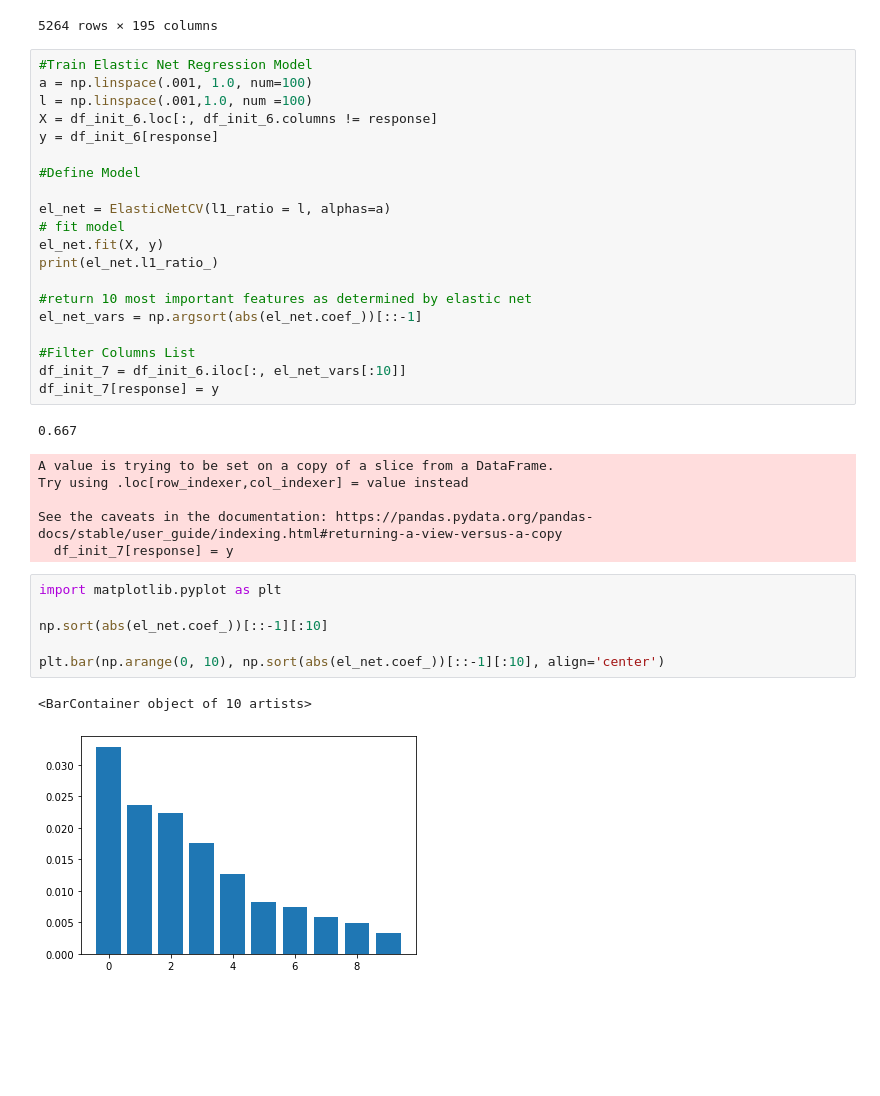
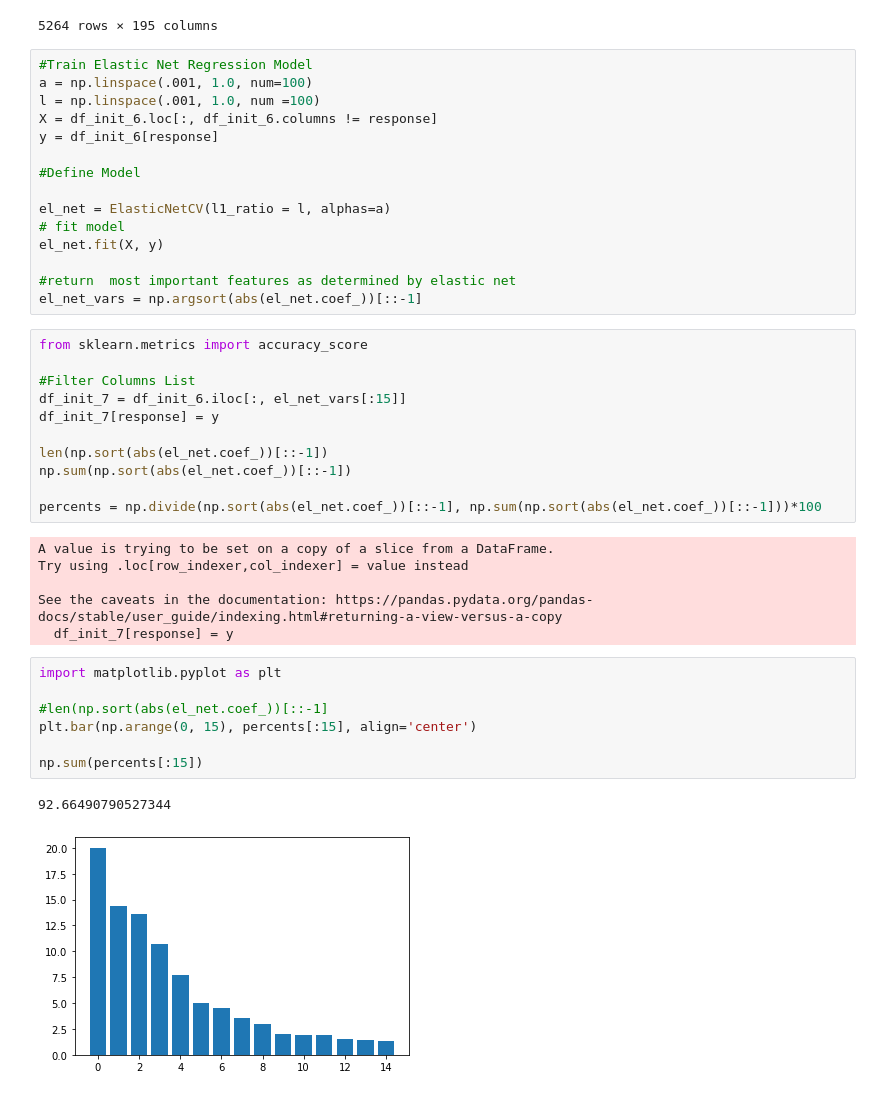
Before and after one commit to nglahani/ML_RPA_Use_Case, a Jupyter notebook: Python/Data_Test.ipynb, the cells around one changed output. Saved outputs shown, nothing was run; the diff lists cells and outputs as text; blank space fills up the shorter version.

```diff
--- a/Python/Data_Test.ipynb
+++ b/Python/Data_Test.ipynb
@@ -199,7 +185,7 @@ df_init_6
 # %%
 #Train Elastic Net Regression Model
 a = np.linspace(.001, 1.0, num=100)
-l = np.linspace(.001,1.0, num =100)
+l = np.linspace(.001, 1.0, num =100)
 X = df_init_6.loc[:, df_init_6.columns != response]
 y = df_init_6[response]
 
@@ -208,28 +194,34 @@ y = df_init_6[response]
 el_net = ElasticNetCV(l1_ratio = l, alphas=a)
 # fit model
 el_net.fit(X, y)
-print(el_net.l1_ratio_)
 
-#return 10 most important features as determined by elastic net
+#return  most important features as determined by elastic net
 el_net_vars = np.argsort(abs(el_net.coef_))[::-1]
-
-#Filter Columns List
-df_init_7 = df_init_6.iloc[:, el_net_vars[:10]]
-df_init_7[response] = y
-# %% [output]
-0.667
-A value is trying to be set on a copy of a slice from a DataFrame.
-Try using .loc[row_indexer,col_indexer] = value instead
-
-See the caveats in the documentation: https://pandas.pydata.org/pandas-docs/stable/user_guide/indexing.html#returning-a-view-versus-a-copy
-  df_init_7[response] = y
+# %%
+from sklearn.metrics import accuracy_score
+
+#Filter Columns List
+df_init_7 = df_init_6.iloc[:, el_net_vars[:15]]
+df_init_7[response] = y
+
+len(np.sort(abs(el_net.coef_))[::-1])
+np.sum(np.sort(abs(el_net.coef_))[::-1])
+
+percents = np.divide(np.sort(abs(el_net.coef_))[::-1], np.sum(np.sort(abs(el_net.coef_))[::-1]))*100
+# %% [output]
+A value is trying to be set on a copy of a slice from a DataFrame.
+Try using .loc[row_indexer,col_indexer] = value instead
+
+See the caveats in the documentation: https://pandas.pydata.org/pandas-docs/stable/user_guide/indexing.html#returning-a-view-versus-a-copy
+  df_init_7[response] = y
 # %%
 import matplotlib.pyplot as plt
 
-np.sort(abs(el_net.coef_))[::-1][:10]
+#len(np.sort(abs(el_net.coef_))[::-1]
+plt.bar(np.arange(0, 15), percents[:15], align='center')
 
-plt.bar(np.arange(0, 10), np.sort(abs(el_net.coef_))[::-1][:10], align='center')
+np.sum(percents[:15])
 # %% [output]
-<BarContainer object of 10 artists>
+92.66490790527344
-[figure, old version]
+[figure, new version]
 # %%
```
Also changed, not shown: parts of 5 cells of this notebook, 4 other files.
